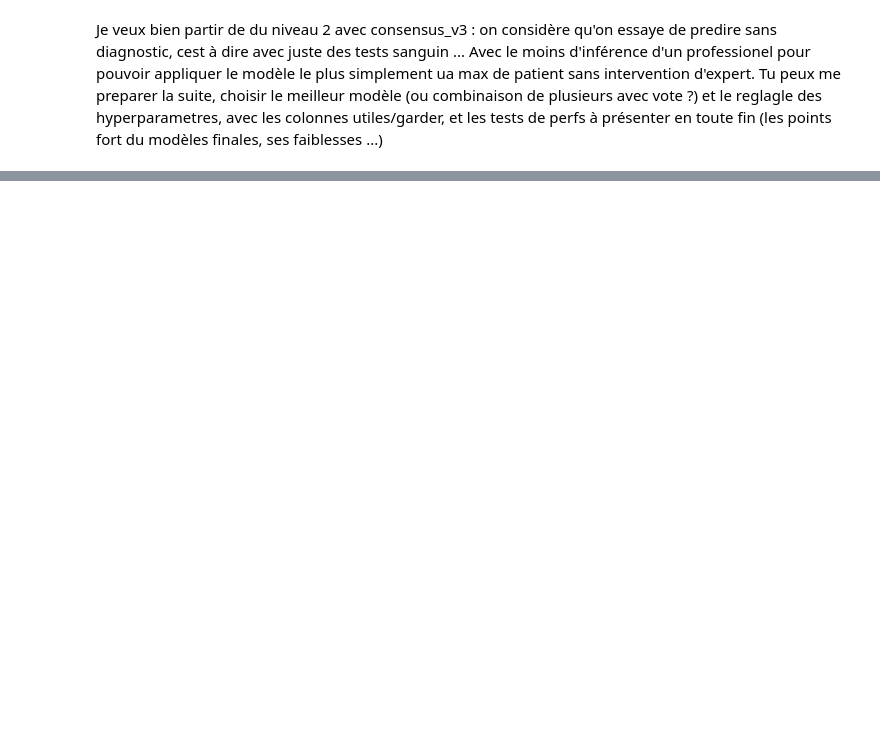
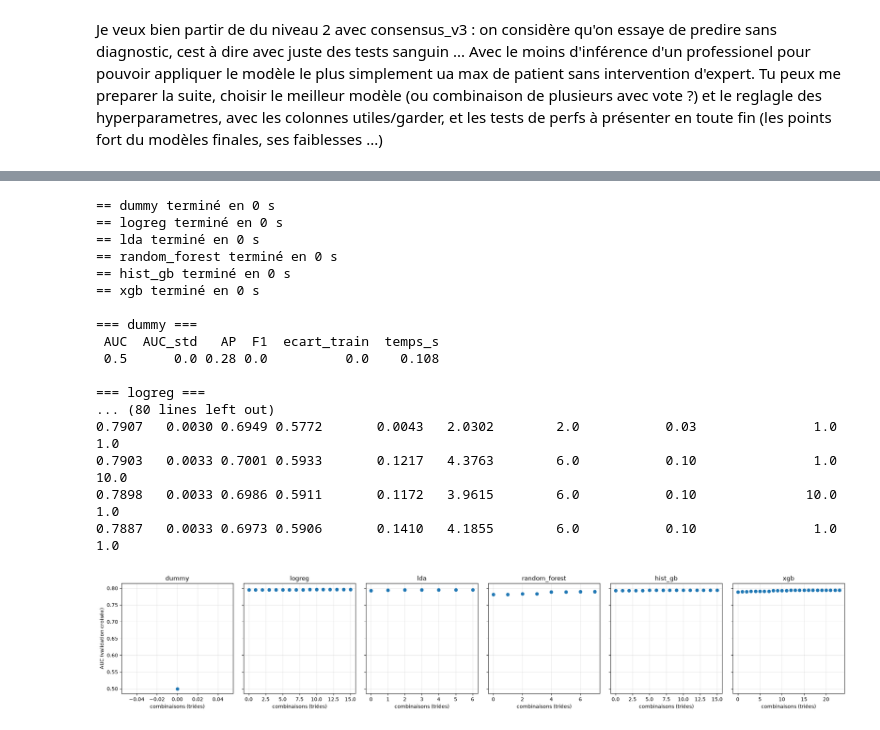
Before and after one commit to tbessadet/Cours-Python, a Jupyter notebook: ML_2A_vguigue/Kaggle/kaggle.ipynb, the cells around one changed output, grey strips where cells are left out. Saved outputs shown, nothing was run; the diff lists cells and outputs as text; code cells hidden in the pictures; blank space fills up the shorter version.

```diff
--- a/ML_2A_vguigue/Kaggle/kaggle.ipynb
+++ b/ML_2A_vguigue/Kaggle/kaggle.ipynb
@@ -1420,0 +1493,6 @@ Taille des consensus : 78 -> 80 -> 78
+# %%
+TOURS = [0, 1, 2]      # ex. [0] / [1] / [2] / [0, 1, 2]
+RECALCULER = False     # True = refaire les sélections même si les résultats existent déjà
+
+for n in TOURS:
+    executer_niveau(n, recalculer=RECALCULER)
@@ -1423,0 +1705,12 @@ Tu peux me preparer la suite, choisir le meilleur modèle (ou combinaison de plu
+# %%
+### Données qui serviront à la prédiction finale (après selection des colonnes par consensus):
+colonnes_finales = ensembles[6]   # seuil choisi pour le consensus final
+
+colonnes_n2 = [c for c in d.columns if c not in config_niveau(2)["to_drop"]]
+X_train_p, X_test_p, y_train_p, y_test_p = Clean(d, "diabetes_status", colonnes=colonnes_n2)
+
+manquantes = set(colonnes_finales) - set(X_train_p.columns)
+assert not manquantes, manquantes
+X_train_p, X_test_p = X_train_p[colonnes_finales], X_test_p[colonnes_finales]
+
+print(X_train_p.shape, X_test_p.shape, round(y_train_p.mean(), 3), round(y_test_p.mean(), 3))
@@ -1423,0 +1808,54 @@ Tu peux me preparer la suite, choisir le meilleur modèle (ou combinaison de plu
+# %%
+MODELES = None          # ex. ["dummy", "logreg", "lda"] pour commencer par les rapides
+lancer_hyperparametres(MODELES)
+
+
+def tableau_hyper():
+    lignes = []
+    for (nom, _, params), v in cache_hyper.items():
+        if nom not in mod_hyper:
+            continue
+        r = v["res"]
+        lignes.append({"modele": nom, **dict(params), "AUC": r["auc"].mean(), "AUC_std": r["auc"].std(),
+                       "AP": r["ap"].mean(), "F1": r["f1"].mean(),
+                       "ecart_train": (r["auc_train"] - r["auc"]).mean(), "temps_s": v["temps"]})
+    return pd.DataFrame(lignes)
+
+
+res_hyper = tableau_hyper()
+for nom in res_hyper["modele"].unique():
+    sub = res_hyper[res_hyper["modele"] == nom].dropna(axis=1, how="all").sort_values("AUC", ascending=False)
+    print(f"\n=== {nom} ===")
+    print(sub.drop(columns="modele").round(4).to_string(index=False))
+
+noms = list(res_hyper["modele"].unique())
+fig, axes = plt.subplots(1, len(noms), figsize=(3.5 * len(noms), 4), sharey=True)
+axes = np.atleast_1d(axes)
+for ax, nom in zip(axes, noms):
+    sub = res_hyper[res_hyper["modele"] == nom].sort_values("AUC").reset_index(drop=True)
+    ax.errorbar(sub.index, sub["AUC"], yerr=sub["AUC_std"], fmt="o", capsize=2)
+    ax.set_title(nom)
+    ax.set_xlabel("combinaisons (triées)")
+    ax.grid(alpha=0.3)
+axes[0].set_ylabel("AUC (validation croisée)")
+plt.tight_layout()
+plt.show()
+# %% [output]
+== dummy terminé en 0 s
+== logreg terminé en 0 s
+== lda terminé en 0 s
+== random_forest terminé en 0 s
+== hist_gb terminé en 0 s
+== xgb terminé en 0 s
+
+=== dummy ===
+ AUC  AUC_std   AP  F1  ecart_train  temps_s
+ 0.5      0.0 0.28 0.0          0.0    0.108
+
+=== logreg ===
+... (80 lines left out)
+0.7907   0.0030 0.6949 0.5772       0.0043   2.0302        2.0           0.03               1.0         1.0
+0.7903   0.0033 0.7001 0.5933       0.1217   4.3763        6.0           0.10               1.0        10.0
+0.7898   0.0033 0.6986 0.5911       0.1172   3.9615        6.0           0.10              10.0         1.0
+0.7887   0.0033 0.6973 0.5906       0.1410   4.1855        6.0           0.10               1.0         1.0
+[figure, added]
```
Also changed, not shown: parts of 52 cells of this notebook, 52 other files.
